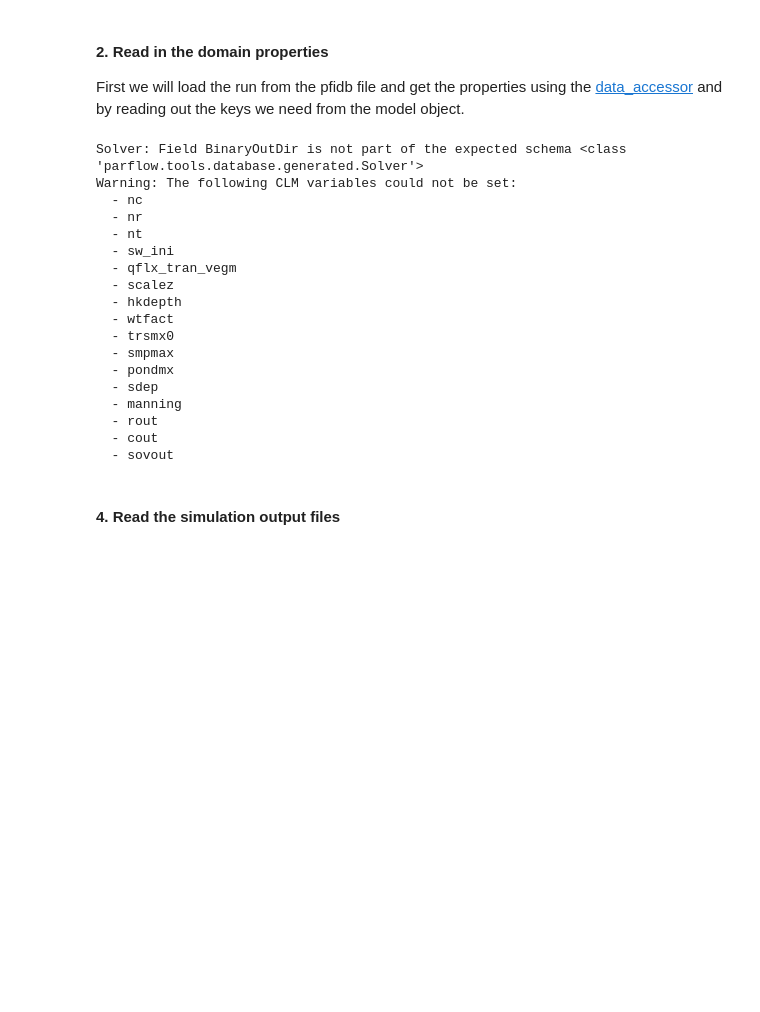
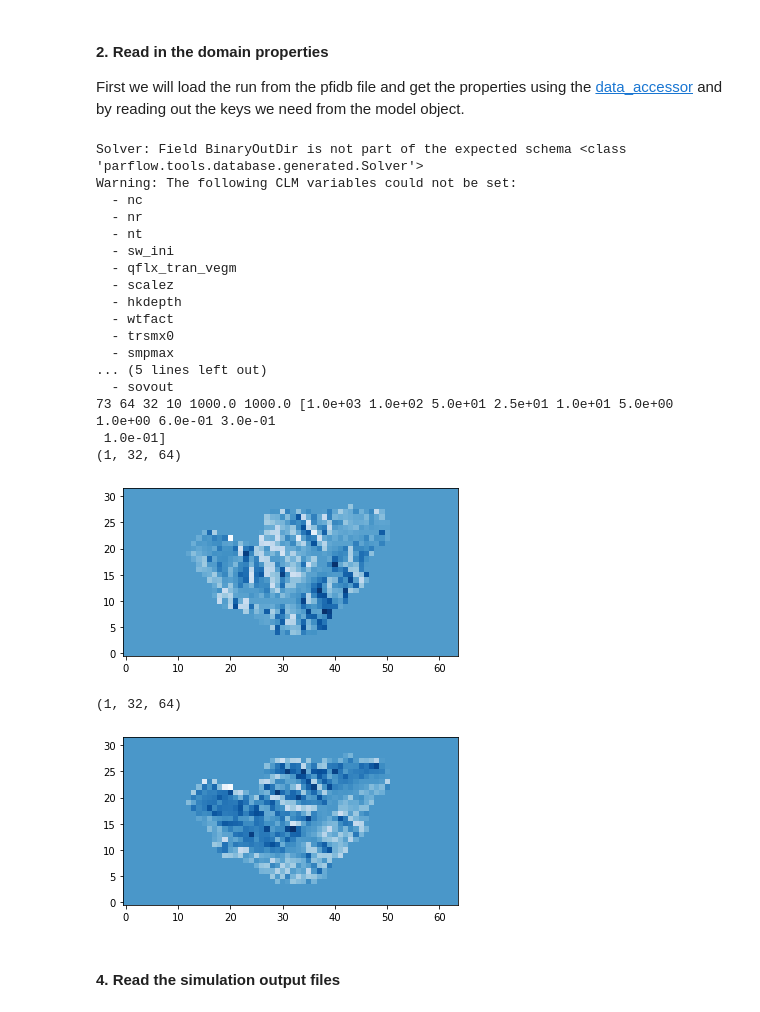
Before and after one commit to hydroframe/parflow_python_shortcourse, a Jupyter notebook: exercises/little_washita/Simulation_Analysis.ipynb, the cells around one changed output. Saved outputs shown, nothing was run; the diff lists cells and outputs as text; code cells hidden in the pictures; blank space fills up the shorter version.

```diff
--- a/exercises/little_washita/Simulation_Analysis.ipynb
+++ b/exercises/little_washita/Simulation_Analysis.ipynb
@@ -32,38 +32,52 @@ ny = data.shape[1]
 nz = data.shape[0]
 dx = data.dx
 dy = data.dy
 dz = data.dz
+
+print(nt,nx,ny,nz,dx,dy,dz)
+
+temp=pf.read_pfb('/Users/reed/Projects/parflow_python_shortcourse/exercises/little_washita/model_inputs/slopex_LW.pfb')
+print(np.shape(temp))
+plt.imshow(temp[0,:,:], cmap="Blues", origin='lower')
+plt.show()
+
+temp=pf.read_pfb('/Users/reed/Projects/parflow_python_shortcourse/exercises/little_washita/model_inputs/slopey_LW.pfb')
+print(np.shape(temp))
+plt.imshow(temp[0,:,:], cmap="Blues", origin='lower')
+plt.show()
 
 porosity = data.computed_porosity
 specific_storage = data.specific_storage
 mannings = run.Mannings.Geom.domain.Value
 slopex = data.slope_x
 slopey = data.slope_y
 mask = data.mask
 
 # formatting the mask so that values outside the domain are NA and inside the domain are 1
 nanmask=mask.copy()
 nanmask[nanmask == 0] = 'NaN'
 nanmask[nanmask > 0] = 1
 # %% [output]
 Solver: Field BinaryOutDir is not part of the expected schema <class 'parflow.tools.database.generated.Solver'>
 Warning: The following CLM variables could not be set:
   - nc
   - nr
   - nt
   - sw_ini
   - qflx_tran_vegm
   - scalez
   - hkdepth
   - wtfact
   - trsmx0
   - smpmax
-  - pondmx
-  - sdep
-  - manning
-  - rout
-  - cout
+... (5 lines left out)
   - sovout
+73 64 32 10 1000.0 1000.0 [1.0e+03 1.0e+02 5.0e+01 2.5e+01 1.0e+01 5.0e+00 1.0e+00 6.0e-01 3.0e-01
+ 1.0e-01]
+(1, 32, 64)
+[figure, added]
+(1, 32, 64)
+[figure, added]
 # %% [markdown]
 #### 4. Read the simulation output files
 # %%
```
Also changed, not shown: parts of 2 cells of this notebook.
